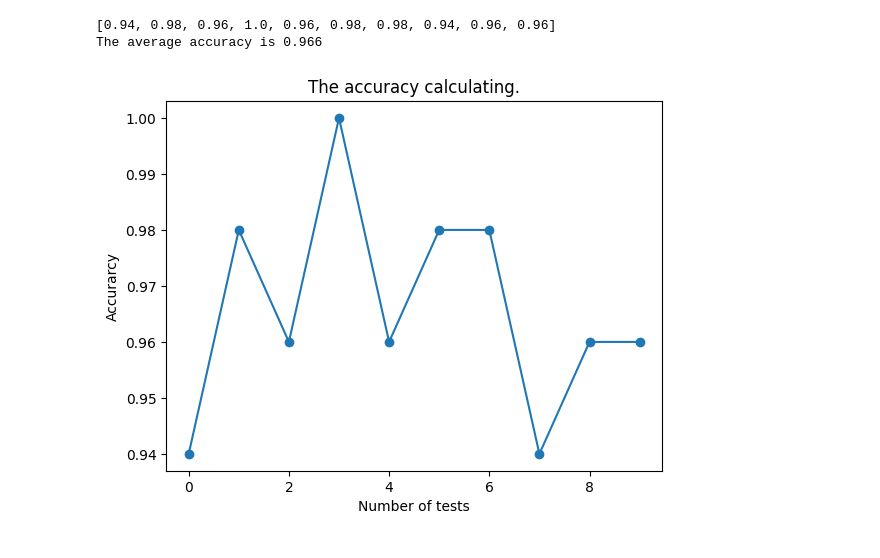
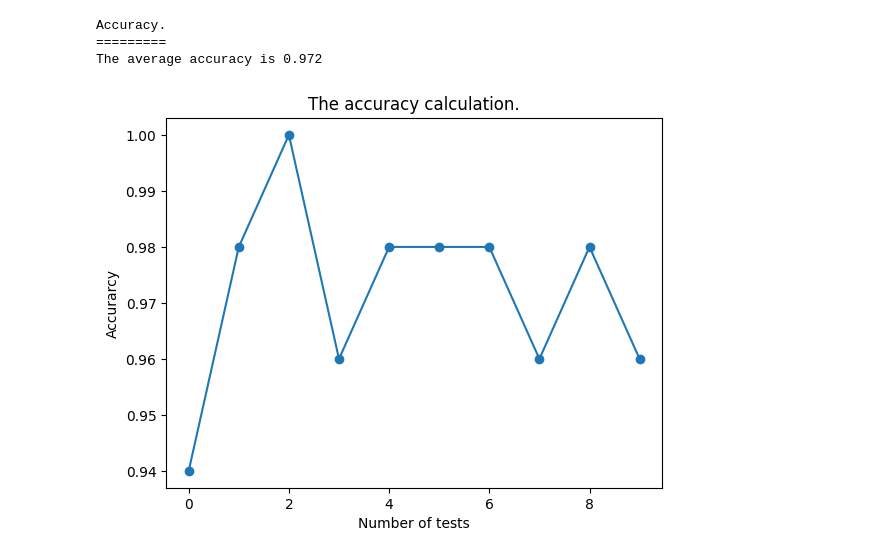
Before and after one commit to S1gge/python-programming-Siarhei-Parakhnevich, a Jupyter notebook: Labs/Labb_02/Labb_02.ipynb, the cells around one changed output. Drawn from its saved outputs; the diff is of its cells as text; code cells hidden in the pictures.

```diff
--- a/Labs/Labb_02/Labb_02.ipynb
+++ b/Labs/Labb_02/Labb_02.ipynb
@@ -52,12 +173,0 @@ for element in datapoints_list_float:
-# %%
-# Width and Height.
-
-pichus_width, pichus_height = [], []
-for element in pichus_list:
-    pichus_width.append(element[0])
-    pichus_height.append(element[1])
-
-pikachus_width, pikachus_height = [], []
-for element in pikachus_list:
-    pikachus_width.append(element[0])
-    pikachus_height.append(element[1])
@@ -168,8 +174,7 @@ Sample with (width, height): (1.0, 2.0) classified as Pichu
 # %%
-# Bonus. The original data random.
+# Bonus exercise.
 
 import random as rng
-
 
 with open ("datapoints.txt","r") as f_read:
 
@@ -178,13 +183,13 @@ with open ("datapoints.txt","r") as f_read:
 
 
 # Converts String to Float.
-
-data_list_float = convert_to_float(data_list)
+data_list_float = convert_to_float(data_list)           # function for convert to float.
 
 
 # Randomises data. Creates lists.
 Count = 0
 accuracy_list = []
+
 while Count<=9:
     rng.shuffle(data_list_float)
     pichu_random, pikachu_random = [], []
@@ -201,67 +206,64 @@ while Count<=9:
 
     pokemon_träningsdata = pichu_train + pikachu_train
 
-# Width and Height.
 
+# Creates lists with width and height.
     pichu_test_width, pichu_test_height = [], []
 
-    for element in pichu_test:
+    for element in pichu_test:                              # width and height for "pichu" simulation data.
         pichu_test_width.append(element[0])
         pichu_test_height.append(element[1])
 
-    pikachu_test_width, pikachu_test_height = [], []
-    for element in pikachus_list:
+    pikachu_test_width, pikachu_test_height = [], []        # width and height for "pikachu" simulation data.
+    for element in pikachu_list:
         pikachu_test_width.append(element[0])
         pikachu_test_height.append(element[1])
 
 
-# Distance Pikachu.
-
+# Distance calculation for Pikachu.
     count_pk = 0
     TP = 0
     FP = 0
     while count_pk <=24:
         distance_pikachu_test = find_distance(pokemon_träningsdata,pikachu_test_width[count_pk],pikachu_test_height[count_pk])
         if distance_pikachu_test[0][1] == 1.0:
-            TP+=1
+            TP+=1                               # True and False Positive calculation
         else:
             FP+=1
         count_pk+=1
 
 
-
-# Distance Pichu.
-
+# Distance calculation for Pichu.
     count_pi = 0
     FN = 0
     TN = 0
     while count_pi <=24:
         distance_pichu_test = find_distance(pokemon_träningsdata,pichu_test_width[count_pi],pichu_test_height[count_pi])
         if distance_pichu_test[0][1] == 0.0:
-            TN+=1
+            TN+=1                               # True and False Negative calculation
         else:
             FN+=1
         count_pi+=1
 
-    accuracy = (TP+TN)/(TP+TN+FP+FN)
+    accuracy = (TP+TN)/(TP+TN+FP+FN)            # Accuracy calculation.
     accuracy_list.append(accuracy)
     Count+= 1
 
-print(accuracy_list)
 
-average_accuracy = sum(accuracy_list)/len(accuracy_list)
-print (f"The average accuracy is {average_accuracy}")
+average_accuracy = sum(accuracy_list)/len(accuracy_list)            # Average accuracy calculation.
+print("\nAccuracy.")
+print("=========")
+print (f"The average accuracy is {average_accuracy:.3f}")
+
+# Plotts accuracy.
+plt.plot(accuracy_list, '-o')
+plt.title("The accuracy calculation.")
+plt.xlabel("Number of tests")
+plt.ylabel("Accurarcy")
+
+plt.show()
 # %% [output]
-[0.94, 0.98, 0.96, 1.0, 0.96, 0.98, 0.98, 0.94, 0.96, 0.96]
-The average accuracy is 0.966
+Accuracy.
+=========
+The average accuracy is 0.972
+[figure, added]
-# %%
-# Plott
-
-plt.plot(accuracy_list, '-o')
-plt.title("The accuracy calculating.")
-plt.xlabel("Number of tests")
-plt.ylabel("Accurarcy")
-
-plt.show()
-# %% [output]
-[figure, removed]
```
Also changed, not shown: parts of 10 cells of this notebook.
